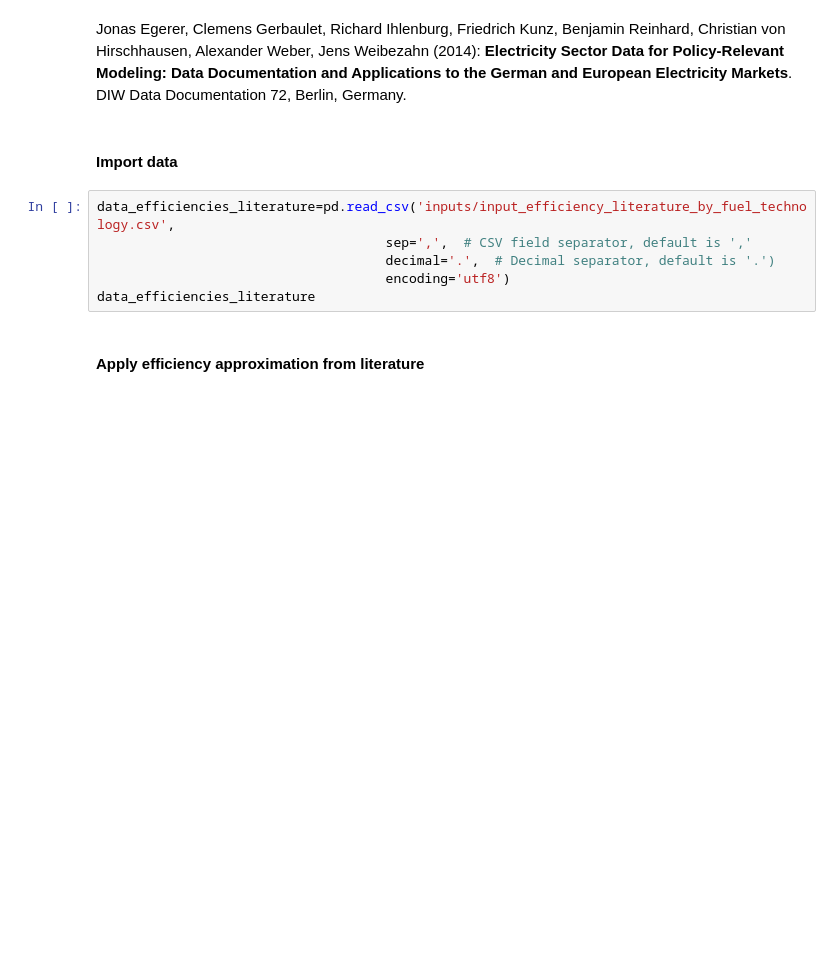
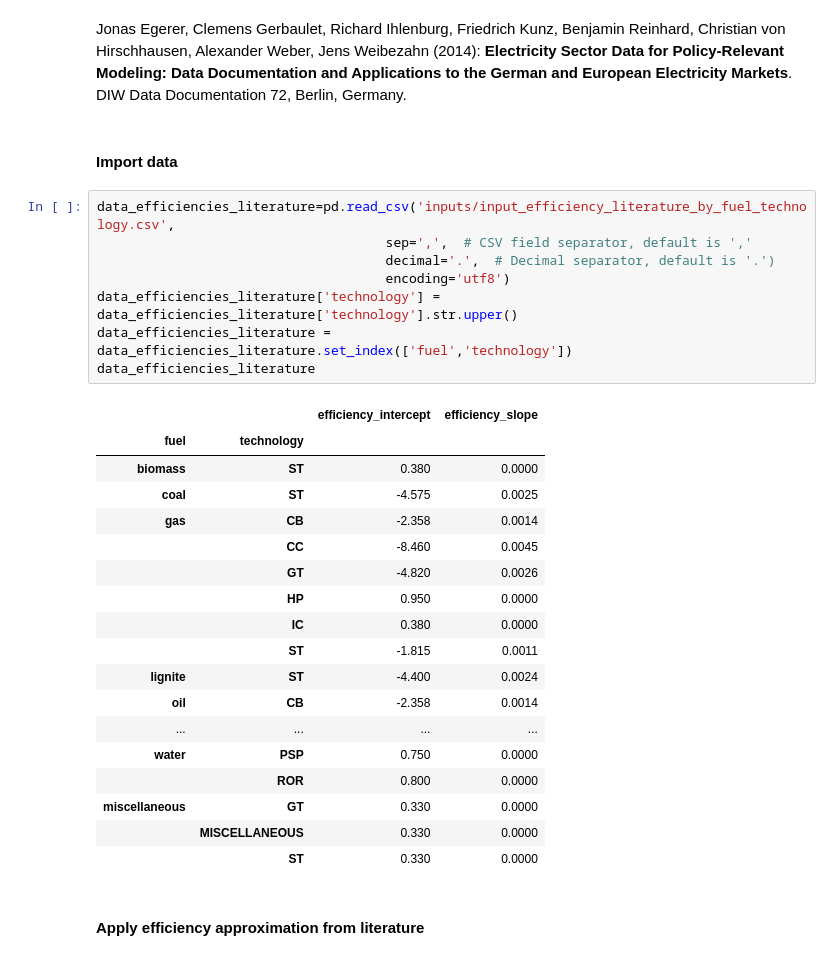
Before and after one commit to Open-Power-System-Data/conventional_power_plants, a Jupyter notebook: Power_Plants_DE.ipynb, the cells around one changed output. Saved outputs shown, nothing was run; the diff lists cells and outputs as text; blank space fills up the shorter version.

```diff
--- a/Power_Plants_DE.ipynb
+++ b/Power_Plants_DE.ipynb
@@ -755,8 +1006,29 @@ Jonas Egerer, Clemens Gerbaulet, Richard Ihlenburg, Friedrich Kunz, Benjamin Rei
 # %%
 data_efficiencies_literature=pd.read_csv('inputs/input_efficiency_literature_by_fuel_technology.csv',
                                      sep=',',  # CSV field separator, default is ','
                                      decimal='.',  # Decimal separator, default is '.')
                                      encoding='utf8')
+data_efficiencies_literature['technology'] = data_efficiencies_literature['technology'].str.upper()
+data_efficiencies_literature = data_efficiencies_literature.set_index(['fuel','technology'])
 data_efficiencies_literature
+# %% [output]
+|  |  | efficiency_intercept | efficiency_slope |
+| fuel | technology |  |  |
+| biomass | ST | 0.380 | 0.0000 |
+| coal | ST | -4.575 | 0.0025 |
+| gas | CB | -2.358 | 0.0014 |
+|  | CC | -8.460 | 0.0045 |
+|  | GT | -4.820 | 0.0026 |
+|  | HP | 0.950 | 0.0000 |
+|  | IC | 0.380 | 0.0000 |
+|  | ST | -1.815 | 0.0011 |
+| lignite | ST | -4.400 | 0.0024 |
+| oil | CB | -2.358 | 0.0014 |
+| ... | ... | ... | ... |
+| water | PSP | 0.750 | 0.0000 |
+|  | ROR | 0.800 | 0.0000 |
+| miscellaneous | GT | 0.330 | 0.0000 |
+|  | MISCELLANEOUS | 0.330 | 0.0000 |
+|  | ST | 0.330 | 0.0000 |
 # %% [markdown]
 #### Apply efficiency approximation from literature
```
Also changed, not shown: parts of 16 cells of this notebook.
